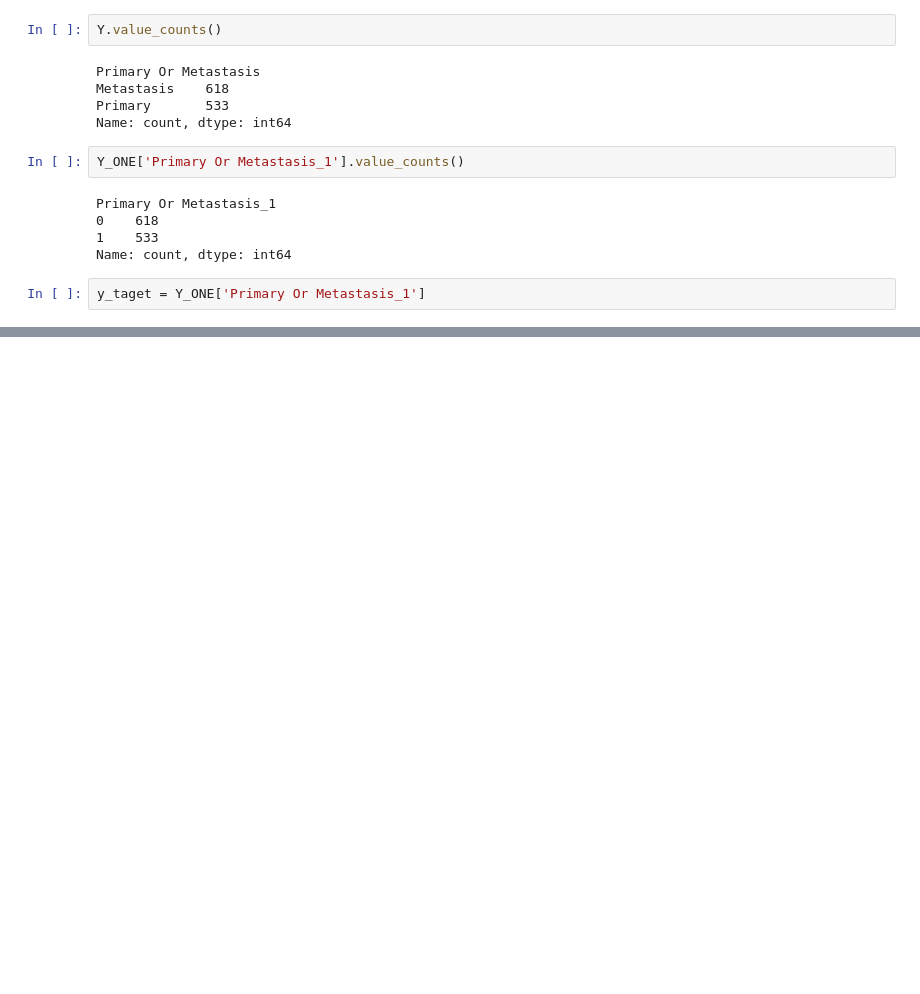
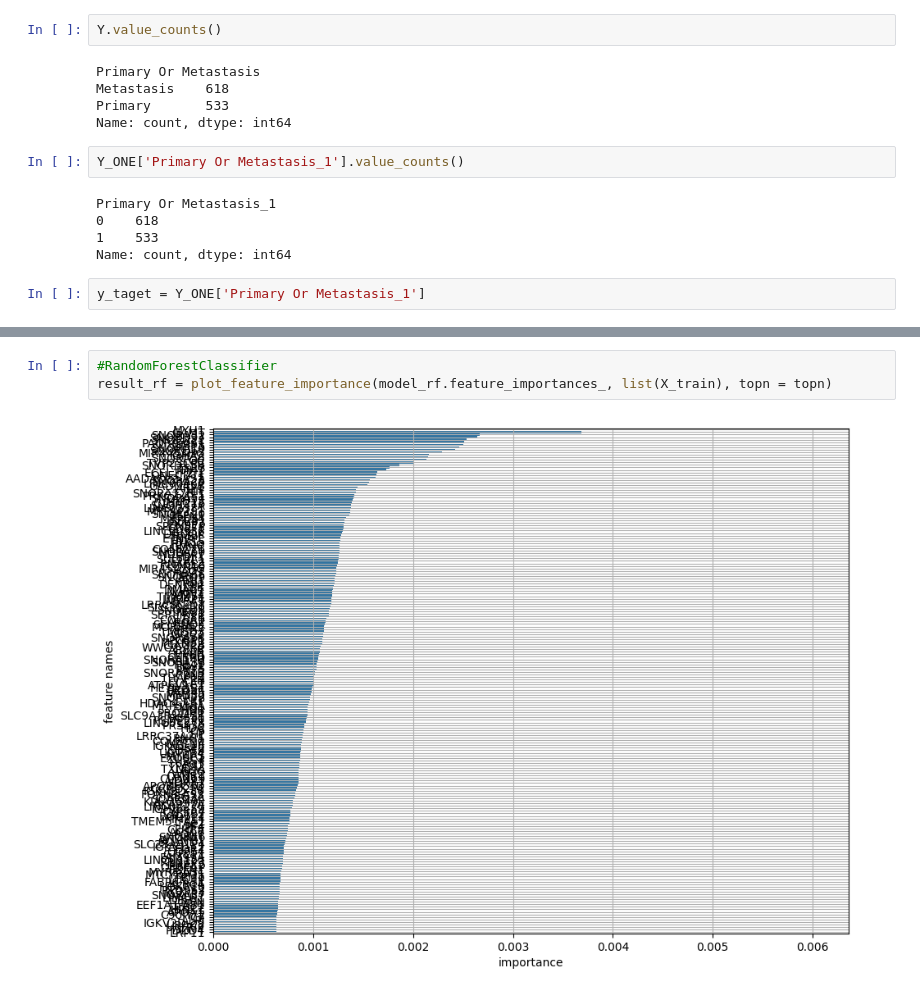
Before and after one commit to pauljo13/Metastasis_Predictive_modelling, a Jupyter notebook: code/Metastasis.ipynb, the cells around one changed output, grey strips where cells are left out. Cells and saved outputs as stored; diff of their text form; blank space fills up the shorter version.

```diff
--- a/code/Metastasis.ipynb
+++ b/code/Metastasis.ipynb
@@ -199,0 +359,5 @@ test data : (231, 44177) (231,)
+# %%
+#RandomForestClassifier
+result_rf = plot_feature_importance(model_rf.feature_importances_, list(X_train), topn = topn)
+# %% [output]
+[figure, added]
```
Also changed, not shown: parts of 35 cells of this notebook.
